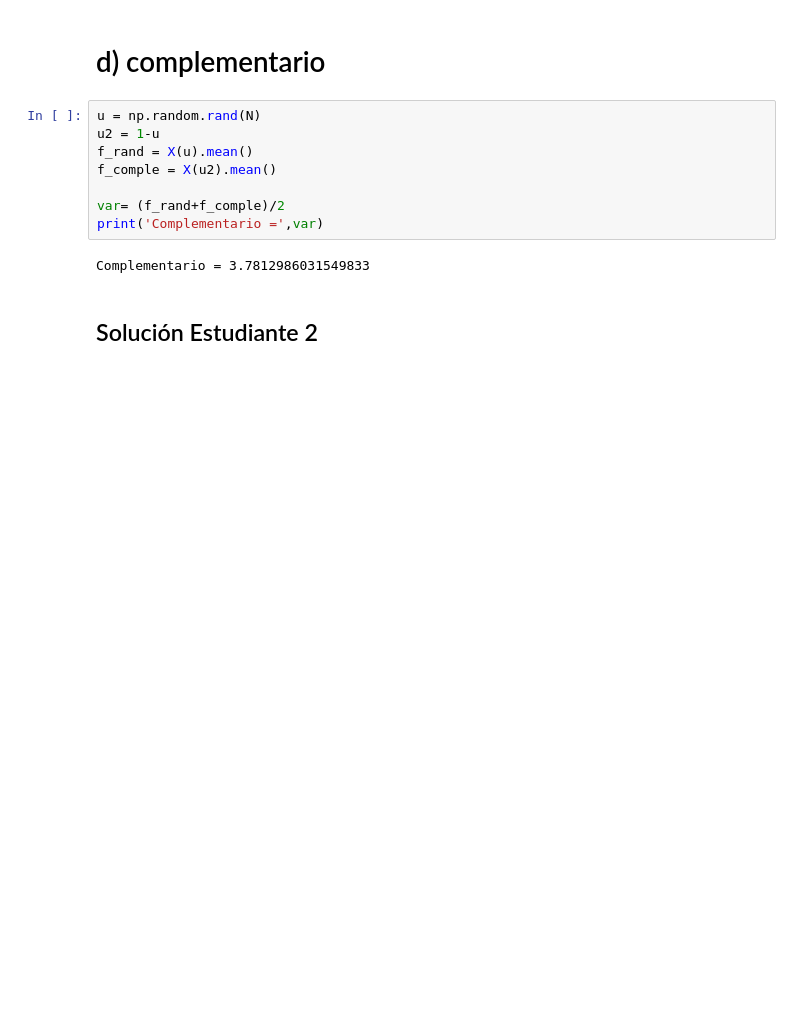
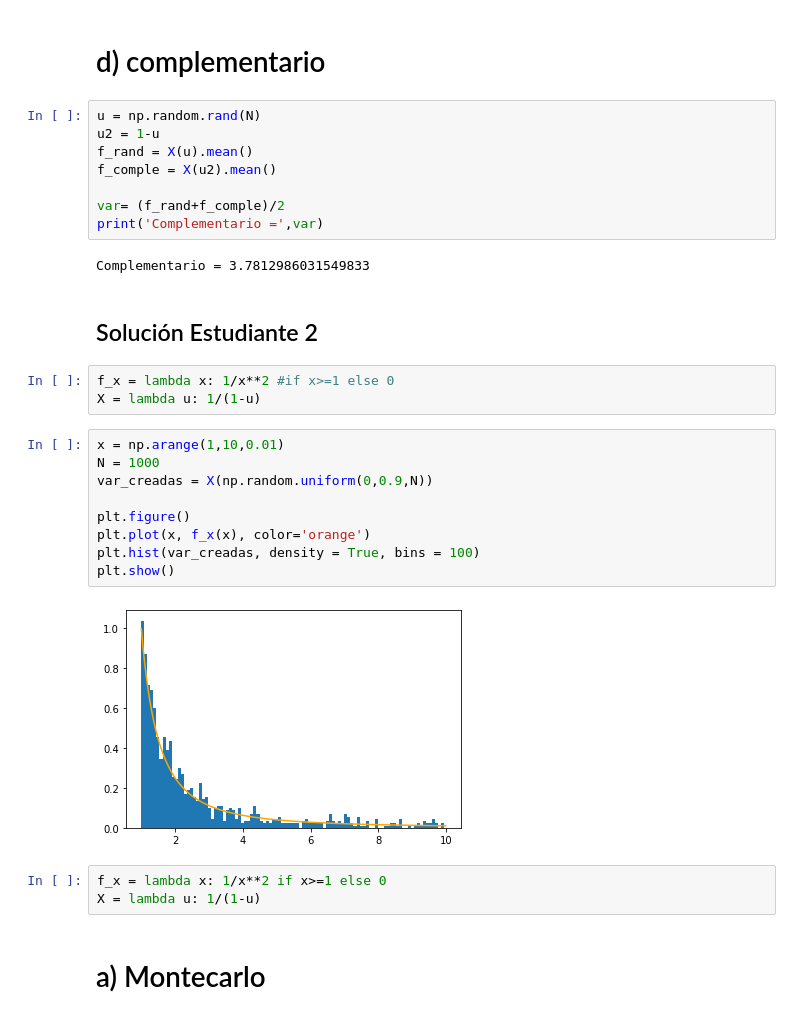
Before and after one commit to anehik/Tareas_LCAlvarado_AKMayorquin, a Jupyter notebook: TAREA 8/TAREA 8A.ipynb, the cells around one changed output. Cells and saved outputs as stored; diff of their text form; blank space fills up the shorter version.

```diff
--- a/TAREA 8/TAREA 8A.ipynb
+++ b/TAREA 8/TAREA 8A.ipynb
@@ -103,3 +103,22 @@ print('Complementario =',var)
 Complementario = 3.7812986031549833
 # %% [markdown]
 ## Solución Estudiante 2
+# %%
+f_x = lambda x: 1/x**2 #if x>=1 else 0
+X = lambda u: 1/(1-u)
+# %%
+x = np.arange(1,10,0.01)
+N = 1000
+var_creadas = X(np.random.uniform(0,0.9,N))
+
+plt.figure()
+plt.plot(x, f_x(x), color='orange')
+plt.hist(var_creadas, density = True, bins = 100)
+plt.show()
+# %% [output]
+[figure, added]
+# %%
+f_x = lambda x: 1/x**2 if x>=1 else 0
+X = lambda u: 1/(1-u)
+# %% [markdown]
+ # a) Montecarlo
```
Also changed, not shown: parts of 10 cells of this notebook.
